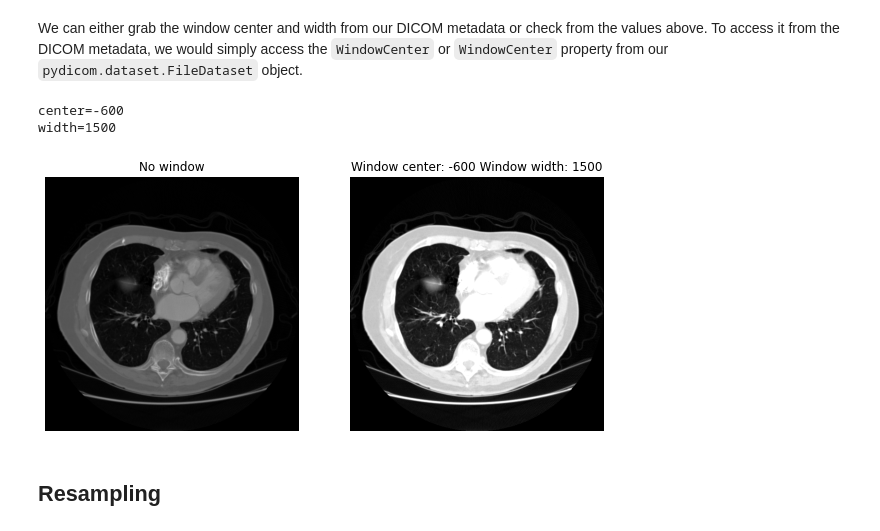
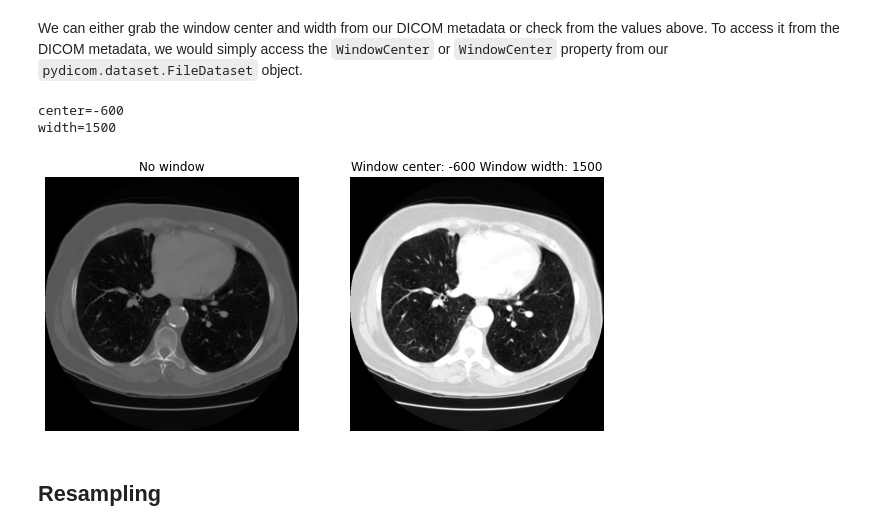
Before and after one commit to evandros-ks/fastblog, a Jupyter notebook: _notebooks/2022-01-24-Medical_Image_Preprocessing.ipynb, the cells around one changed output. Saved outputs shown, nothing was run; the diff lists cells and outputs as text; code cells hidden in the pictures.

```diff
--- a/_notebooks/2022-01-24-Medical_Image_Preprocessing.ipynb
+++ b/_notebooks/2022-01-24-Medical_Image_Preprocessing.ipynb
@@ -98,8 +99,14 @@ class DicomInterface:
         _modality = self.dicoms[0].Modality
         return _modality
 
-    def process_volume(volume):
+    def process_volume(self, volume):
+        slope = self.dicoms[0].RescaleSlope
+        intercept = self.dicoms[0].RescaleIntercept
 
+        processed_volume = volume * slope + intercept
+
+        processed_volume[processed_volume < -1024] = -1024
+        return processed_volume
 
     def load_volume(self):
         volume = np.stack([s.pixel_array for s in self.dicoms])
@@ -129,6 +136,8 @@ def dicom_filter(input_dir: str, config: dict) -> list:
 config = {'Modality': ['CT', 'DX']}
 # %%
 filtered_dcms = dicom_filter(PATH, config)
-len(filtered_dcms)
+dcm = filtered_dcms[0]
+print(len(filtered_dcms))
+dcm.modality
 # %% [output]
 20
@@ -178,3 +184,5 @@ $\textrm{HU} = \textrm{pixel_value} \times \textrm{slope} + \textrm{intercept}$
 
 <br>
 After processing our pixel array and converting it to Hounsfield scale, we can check the distribution of value. This bimodal distribution stems from the drastic differences in tissue properties in the acquire image. The air in the lungs and outside the body range from -1000 to -500 HU while more denser materials such as fat and cortical bone provide higher HU values of -100 to +3000 HU respectively. We'll need to remember this subtlety when normalizing our images later.
+# %%
+volume = dcm.load_volume()
@@ -250,22 +277,22 @@ def window_image(image, window_center, window_width):
 # %%
 region = 'chest'
 sub_region = 'lungs'
 center, width = window_dict[region][sub_region]
 print(f"{center=}")
 print(f"{width=}")
-image = window_image(scan_data, center, width)
+image = window_image(volume, center, width)
 
 f, axs = plt.subplots(1,2,figsize=(10,10))
-axs[0].imshow(scan_data[65,...],cmap=plt.cm.gray)
+axs[0].imshow(volume[65,...],cmap=plt.cm.gray)
 axs[0].set_title('No window')
 axs[1].imshow(image[65,...],cmap=plt.cm.gray)
 axs[1].set_title(f'Window center: {center} Window width: {width}')
 for a in axs: a.axis('off')
 f.show()
 # %% [output]
 center=-600
 width=1500
-[figure, old version]
+[figure, new version]
 # %% [markdown]
 ## Resampling
 # %% [markdown]
```
Also changed, not shown: parts of 7 cells of this notebook.
